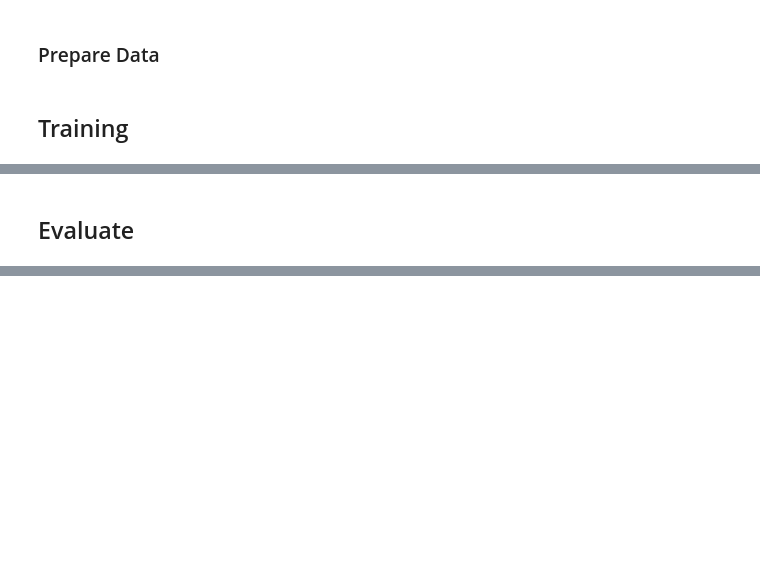
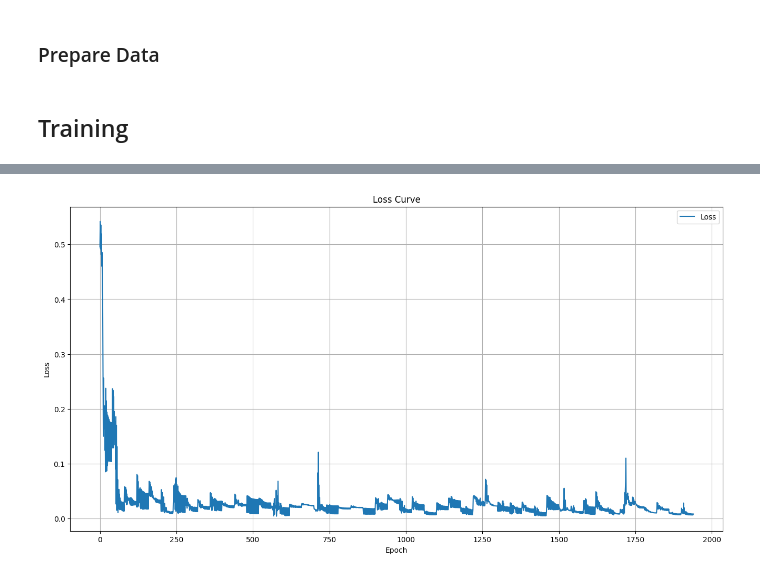
Before and after one commit to AndyFilter/Itsy-Bitsy-Teenie-Weenie-Little-Stock-Prediction-Genie, a Jupyter notebook: StockPrediction.ipynb, the cells around one changed output, grey strips where cells are left out. Saved outputs shown, nothing was run; the diff lists cells and outputs as text; code cells hidden in the pictures; blank space fills up the shorter version.

Commit message:
Finely tuned the new model (Expanded the dataset even more)

```diff
--- a/StockPrediction.ipynb
+++ b/StockPrediction.ipynb
@@ -289,2 +223,66 @@ Epoch 600, Loss: 0.0089
-# %% [markdown]
-## Evaluate
+# %%
+import matplotlib.pyplot as plt
+
+EPOCHS_PER_DATASET = 20
+TOTAL_EPOCHS = EPOCHS_PER_DATASET * DATASET_MONTHS
+
+optimizer = torch.optim.AdamW(model.parameters(), lr=0.00005, weight_decay=0.0001)
+criterion = nn.MSELoss()
+
+# For mixed precision training (optional but recommended)
+grad_scaler = torch.amp.GradScaler(device=device)
+
+loss_arr = []
+
+for epoch in range(TOTAL_EPOCHS):  # More epoch -> more trained (takes longer)
+    # Dynamic datasets
+    if epoch % EPOCHS_PER_DATASET == 0:
+        data_idx = epoch // EPOCHS_PER_DATASET
+        month = (data_idx % 12 + 1)
+        year = data_idx // 12 + START_YEAR
+        next_file = GetDataSetFileName(year, month)
+        print(f"Switched to {next_file} at epoch {epoch}")
+        LoadDataFromFile(next_file)
+        train_dataset.load_data(X_train, y_train)
+        scheduler = torch.optim.lr_scheduler.OneCycleLR(
+            optimizer,
+            max_lr=0.0005,
+            steps_per_epoch=len(train_loader),
+            epochs=EPOCHS_PER_DATASET,
+            pct_start=0.3
+        )
+
+    model.train()
+    total_loss = 0
+
+    for batch_X, batch_y in train_loader:
+        batch_X = batch_X.float()
+        batch_y = batch_y.float()
+
+        optimizer.zero_grad(set_to_none=True)
+
+        outputs = model(batch_X)
+        loss = criterion(outputs, batch_y)
+
+        #if not torch.isnan(loss):
+        loss.backward()
+        optimizer.step()
+        total_loss += loss.item()
+        loss_arr.append(loss.item())
+
+        scheduler.step()
+
+    avg_loss = total_loss / len(train_loader)
+    if (epoch + 1) % 10 == 0:
+        print(f"Epoch {epoch + 1}, Loss: {avg_loss:.4f}")
+
+# Plot loss curve
+plt.figure(figsize=(16, 8))
+plt.plot(loss_arr, label='Loss')
+plt.title('Loss Curve')
+plt.xlabel('Epoch')
+plt.ylabel('Loss')
+plt.legend()
+plt.grid(True)
+plt.show()
+# %% [output]
@@ -290,0 +306 @@ Epoch 600, Loss: 0.0089
+[figure, added]
```
Also changed, not shown: parts of 7 cells of this notebook, 25 other files.
